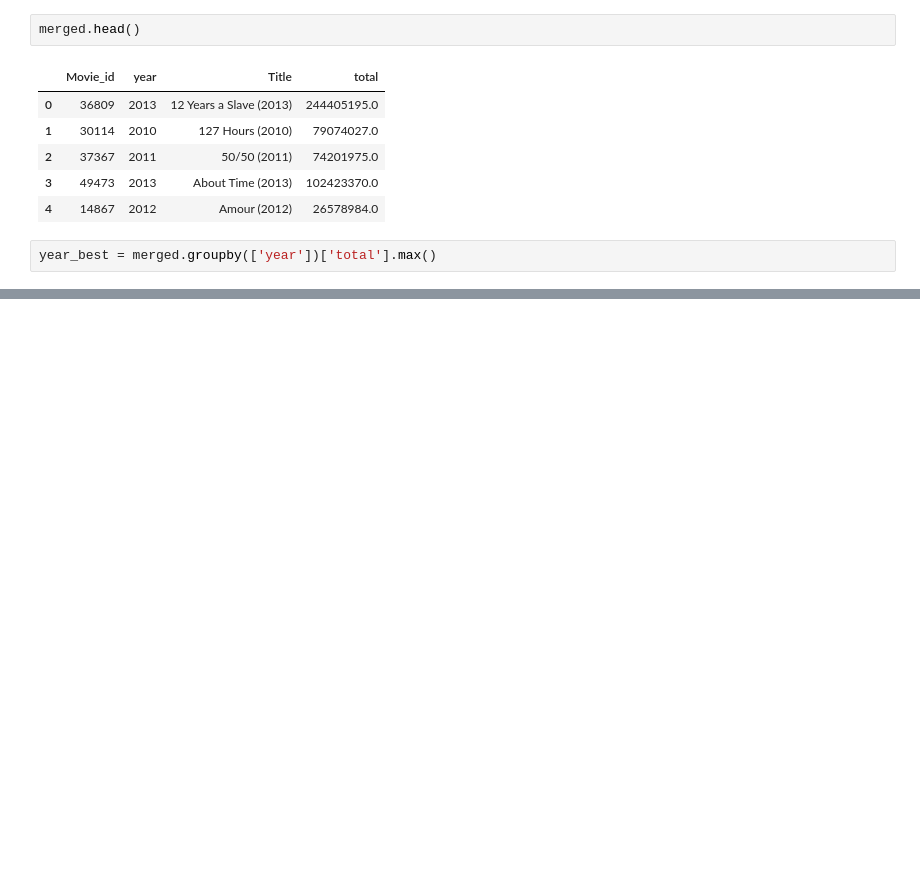
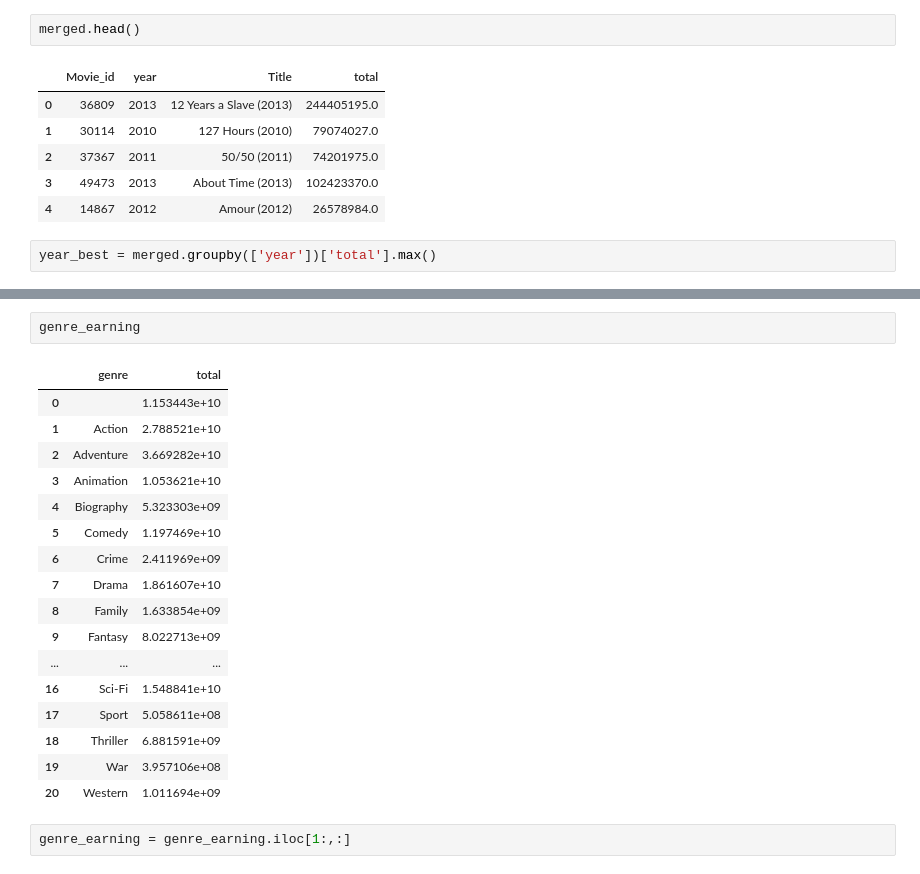
Before and after one commit to chirag-3/IMDB-data-exploratory-data-analysis, a Jupyter notebook: IMDB Exploratory Data Analysis.ipynb, the cells around one changed output, grey strips where cells are left out. Drawn from its saved outputs; the diff is of its cells as text; blank space fills up the shorter version.

```diff
--- a/IMDB Exploratory Data Analysis.ipynb
+++ b/IMDB Exploratory Data Analysis.ipynb
@@ -546,0 +555,22 @@ plt.show()
+# %%
+genre_earning
+# %% [output]
+|  | genre | total |
+| 0 |  | 1.153443e+10 |
+| 1 | Action | 2.788521e+10 |
+| 2 | Adventure | 3.669282e+10 |
+| 3 | Animation | 1.053621e+10 |
+| 4 | Biography | 5.323303e+09 |
+| 5 | Comedy | 1.197469e+10 |
+| 6 | Crime | 2.411969e+09 |
+| 7 | Drama | 1.861607e+10 |
+| 8 | Family | 1.633854e+09 |
+| 9 | Fantasy | 8.022713e+09 |
+| ... | ... | ... |
+| 16 | Sci-Fi | 1.548841e+10 |
+| 17 | Sport | 5.058611e+08 |
+| 18 | Thriller | 6.881591e+09 |
+| 19 | War | 3.957106e+08 |
+| 20 | Western | 1.011694e+09 |
+# %%
+genre_earning = genre_earning.iloc[1:,:]
```
Also changed, not shown: parts of 47 cells of this notebook.
